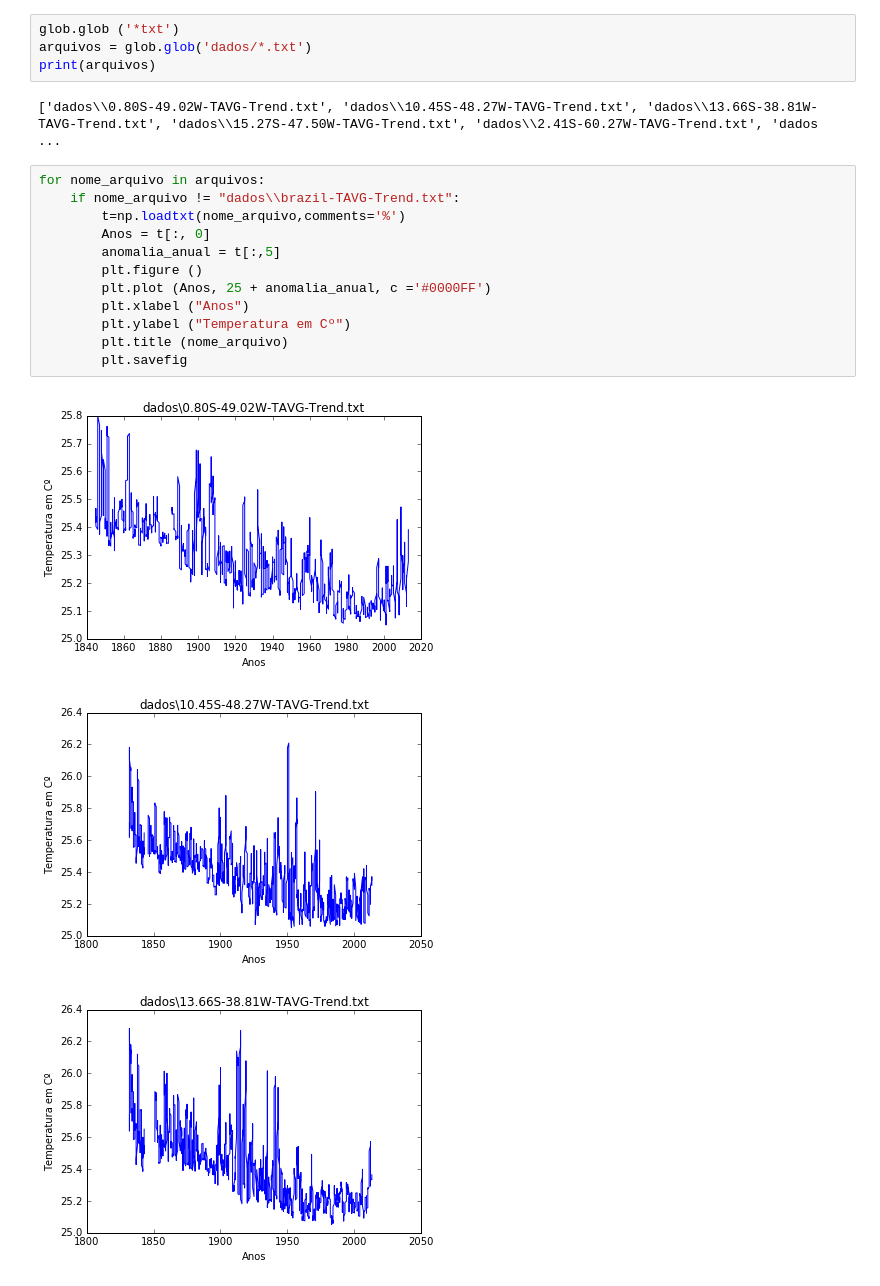
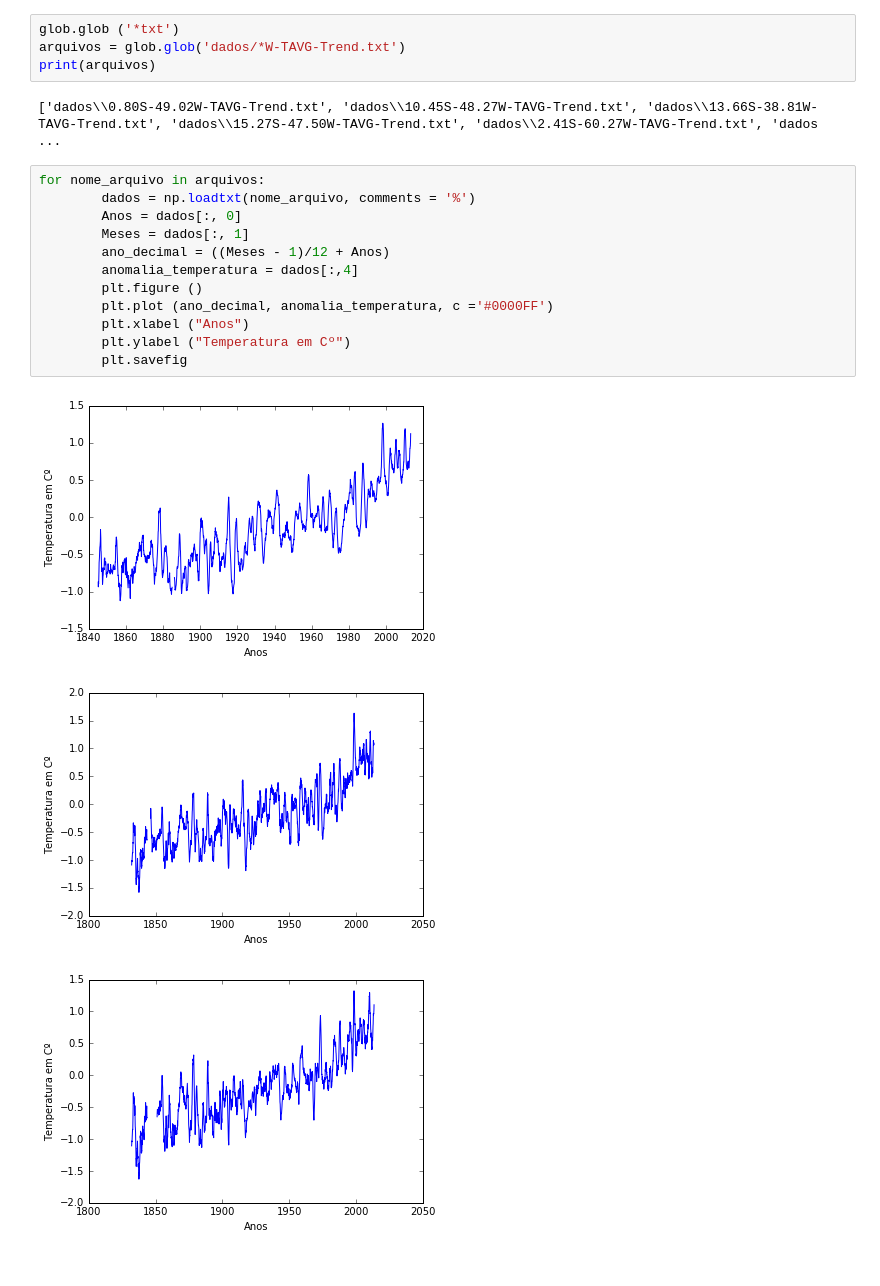
Before and after one commit to mat-esp-2016/python-2-phyton_02_llpgr007, a Jupyter notebook: python2.ipynb, the cells around one changed output. Saved outputs shown, nothing was run; the diff lists cells and outputs as text.

```diff
--- a/python2.ipynb
+++ b/python2.ipynb
@@ -11,22 +10,22 @@ Definindo variáveis
 # %%
 glob.glob ('*txt')
-arquivos = glob.glob('dados/*.txt')
+arquivos = glob.glob('dados/*W-TAVG-Trend.txt')
 print(arquivos)
 # %% [output]
 ['dados\\0.80S-49.02W-TAVG-Trend.txt', 'dados\\10.45S-48.27W-TAVG-Trend.txt', 'dados\\13.66S-38.81W-TAVG-Trend.txt', 'dados\\15.27S-47.50W-TAVG-Trend.txt', 'dados\\2.41S-60.27W-TAVG-Trend.txt', 'dados ...
 # %%
 for nome_arquivo in arquivos:
-    if nome_arquivo != "dados\\brazil-TAVG-Trend.txt":
-        t=np.loadtxt(nome_arquivo,comments='%')
-        Anos = t[:, 0]
-        anomalia_anual = t[:,5]
+        dados = np.loadtxt(nome_arquivo, comments = '%')
+        Anos = dados[:, 0]
+        Meses = dados[:, 1]
+        ano_decimal = ((Meses - 1)/12 + Anos)
+        anomalia_temperatura = dados[:,4]
         plt.figure ()
-        plt.plot (Anos, 25 + anomalia_anual, c ='#0000FF')
+        plt.plot (ano_decimal, anomalia_temperatura, c ='#0000FF')
         plt.xlabel ("Anos")
         plt.ylabel ("Temperatura em Cº")
-        plt.title (nome_arquivo)
         plt.savefig
 # %% [output]
-[figure, old version]
+[figure, new version]
-[figure, old version]
+[figure, new version]
-[figure, old version]
+[figure, new version]
```
Also changed, not shown: parts of 9 cells of this notebook.
